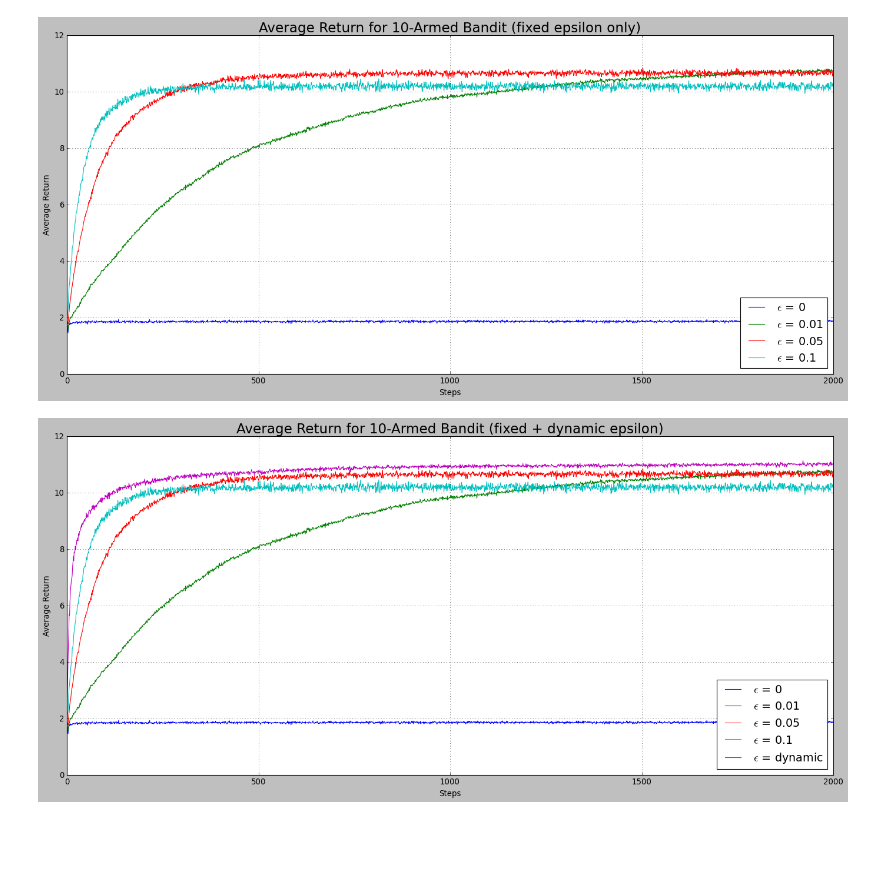
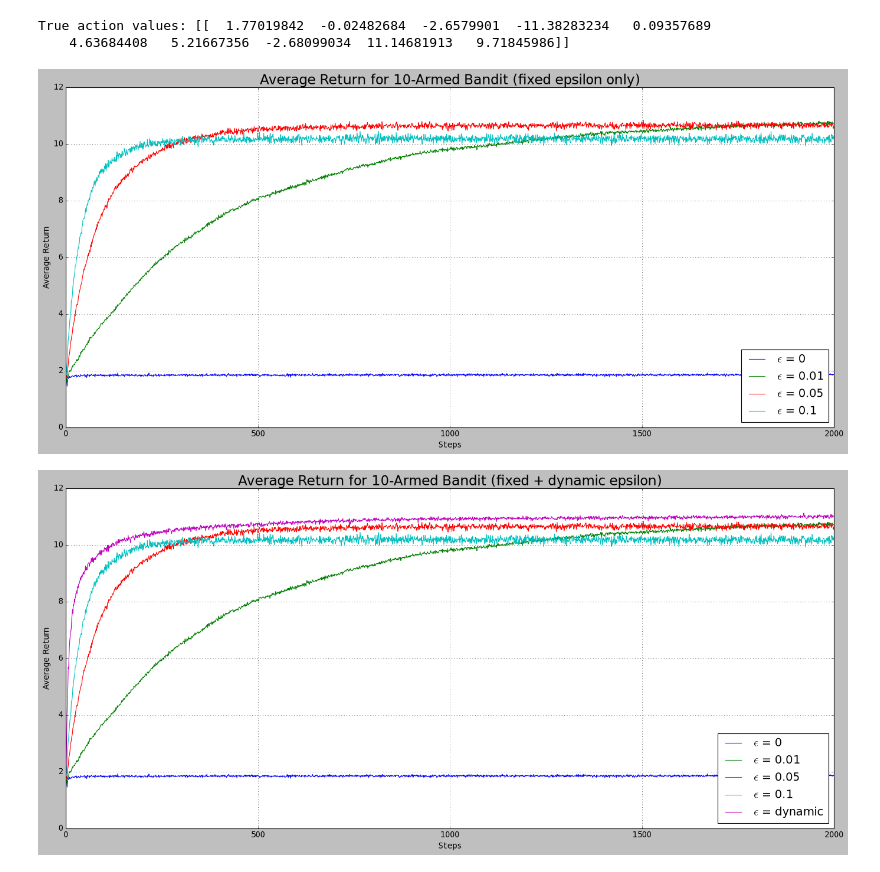
Before and after one commit to iltramont/multi_armed_bandit, a Jupyter notebook: main_notebook.ipynb, the cells around one changed output. Saved outputs shown, nothing was run; the diff lists cells and outputs as text; code cells hidden in the pictures; blank space fills up the shorter version.

```diff
--- a/main_notebook.ipynb
+++ b/main_notebook.ipynb
@@ -7,16 +7,21 @@ rng = np.random.default_rng(seed=25)
 # %%
 # Utils
 def get_true_action_reward(k: int):
-    return rng.normal(0, 5, (k,1))
+    return rng.normal(0, 5, (k, 1))
 
 
-def get_noisy_reward(r: float):
+def get_noisy_reward(r: float) -> float:
+    """
+    Add noise to reward r.
+    it is a normal distribution with mean r and standard deviation 1.
+    """
     return rng.normal(r, 1)
 
 
 def epsilon_greedy_action(epsilon: float, q: np.ndarray) -> int:
     """
-    returns index of action to be taken with epsilon-greedy policy
+    Returns index of action to be taken with epsilon-greedy policy.
+    With probability epsilon, a random action is taken, otherwise the action with the highest estimated value is taken.
     """
     if rng.random() < epsilon:
         return rng.integers(0, len(q))
@@ -36,43 +41,49 @@ min_epsilon = 0.01
 alpha = 2/3
 # %%
 # Fixed epsilon
+# Initially we don't know q_star. Q is an estimate of q_star. We will update Q as we take actions and receive rewards.
 avg_rewards = []
 q_star = get_true_action_reward(k)
+print(f"True action values: {q_star.T}")
 for epsilon in epsilons:
     collected_reward = np.empty((n_sim, n_steps))
     for i in tqdm(range(n_sim)):
-        Q = np.zeros((k,1))
-        cont = np.ones((k,1))
+        Q = np.zeros((k, 1))
+        cont = np.ones((k, 1))
 
         # Use this for a different approach:
         # q_star = get_true_action_reward(k)
 
         for j in range(n_steps):
-            optimal_action = epsilon_greedy_action(epsilon, Q)
-            r = q_star[optimal_action]
-            r_noise = get_noisy_reward(r)
+            optimal_action = epsilon_greedy_action(epsilon, Q)  # The index of the action to be taken is determined by the epsilon-greedy policy.
+            r = q_star[optimal_action][0]  # The true reward for the action taken is determined by the true action values q_star.
+            r_noise = get_noisy_reward(r)  # The observed reward is the true reward plus some noise.
 
             # Update Q
-            Q[optimal_action] = Q[optimal_action]+1/cont[optimal_action]*(r_noise-Q[optimal_action])
+            # Q_{N+1} = Q_{N} + 1/N * (R - Q_{N})
+            Q[optimal_action] = Q[optimal_action] + 1/cont[optimal_action] * (r_noise-Q[optimal_action])
             cont[optimal_action] += 1
-            collected_reward[i,j] = r_noise
+            collected_reward[i, j] = r_noise
     avg_reward = collected_reward.mean(axis=0)
     avg_rewards.append(avg_reward)
+# %% [output]
+True action values: [[  1.77019842  -0.02482684  -2.6579901  -11.38283234   0.09357689
+    4.63684408   5.21667356  -2.68099034  11.14681913   9.71845986]]
 # %%
 # Save and show results
 plt.style.use("classic")
 plt.figure(figsize=(21, 9))
 for avg_reward, epsilon in zip(avg_rewards, epsilons):
-    plt.plot(avg_reward, label='$\epsilon$ = '+str(epsilon))
+    plt.plot(avg_reward, label=r'$\epsilon$ = ' + str(epsilon))
 plt.legend(fontsize='x-large', loc='lower right')
 plt.title(f'Average Return for {k}-Armed Bandit (fixed epsilon only)', fontsize="xx-large")
 plt.xlabel('Steps')
 plt.ylabel('Average Return')
 plt.grid()
-# plt.savefig(f'{k}-armed_bandit.png')
-plt.show();
+plt.savefig(f'{k}-armed_bandit.png')
+plt.show()
 # %% [output]
-[figure, old version]
+[figure, new version]
 # %%
 # Dynamic epsilon approach
 collected_reward = np.empty((n_sim, n_steps))
```
Also changed, not shown: parts of 2 cells of this notebook, 3 other files.
